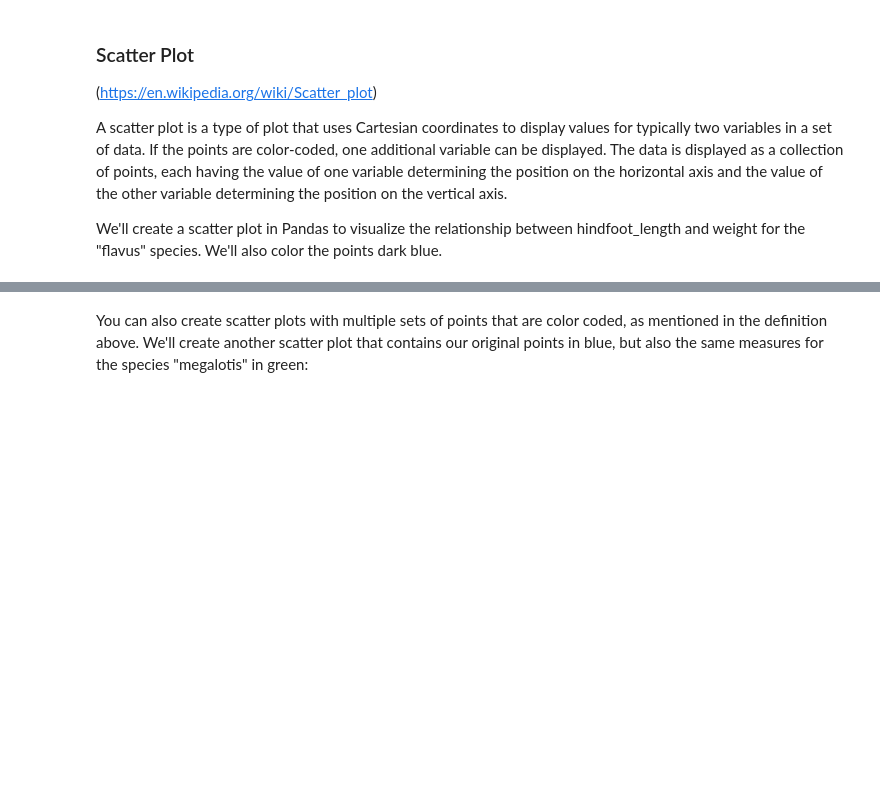
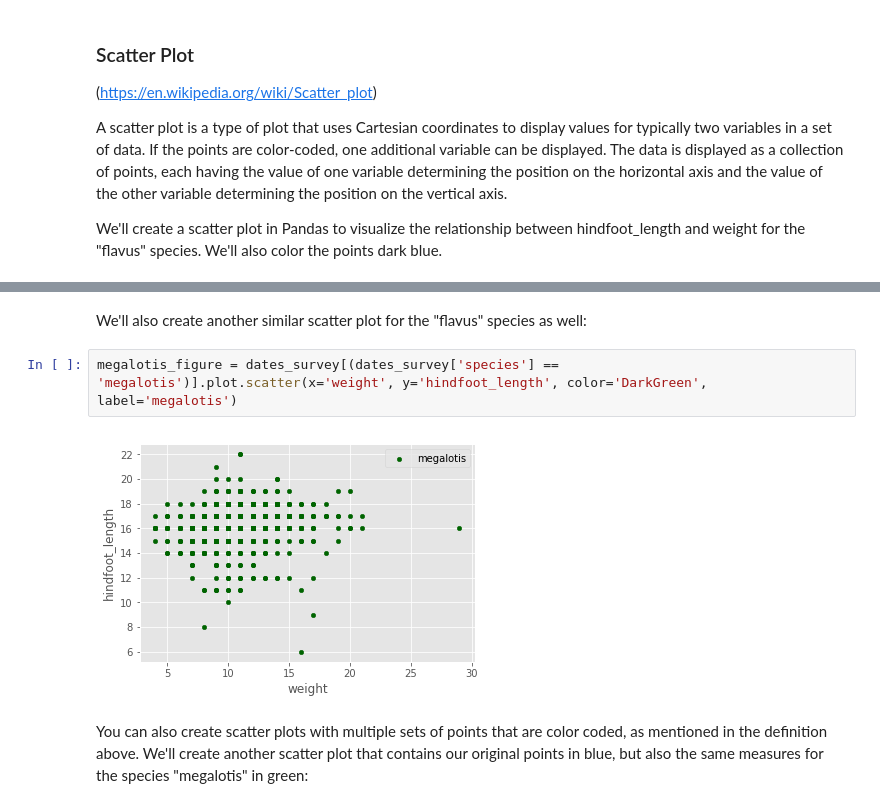
Before and after one commit to NCSU-Libraries/pandas-code4lib-2017, a Jupyter notebook: notebooks/workshop_2.ipynb, the cells around one changed output, grey strips where cells are left out. Cells and saved outputs as stored; diff of their text form; blank space fills up the shorter version.

```diff
--- a/notebooks/workshop_2.ipynb
+++ b/notebooks/workshop_2.ipynb
@@ -266,3 +469,9 @@ ax
+# %% [markdown]
+We'll also create another similar scatter plot for the "flavus" species as well:
+# %%
+megalotis_figure = dates_survey[(dates_survey['species'] == 'megalotis')].plot.scatter(x='weight', y='hindfoot_length', color='DarkGreen', label='megalotis')
+# %% [output]
+[figure, added]
 # %% [markdown]
 You can also create scatter plots with multiple sets of points that are color coded, as mentioned in the definition above. We'll create another scatter plot that contains our original points in blue, but also the same measures for the species "megalotis" in green:
 # %%
```
Also changed, not shown: parts of 31 cells of this notebook, 3 other files.
